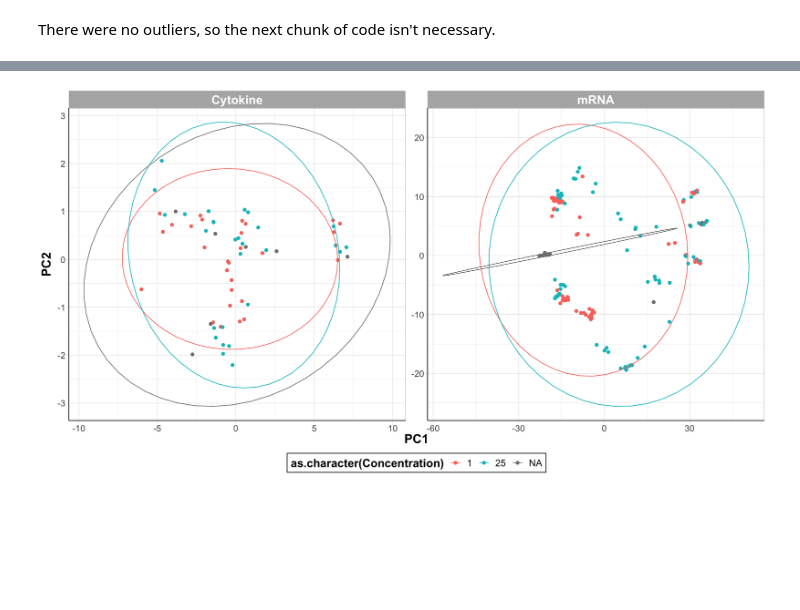
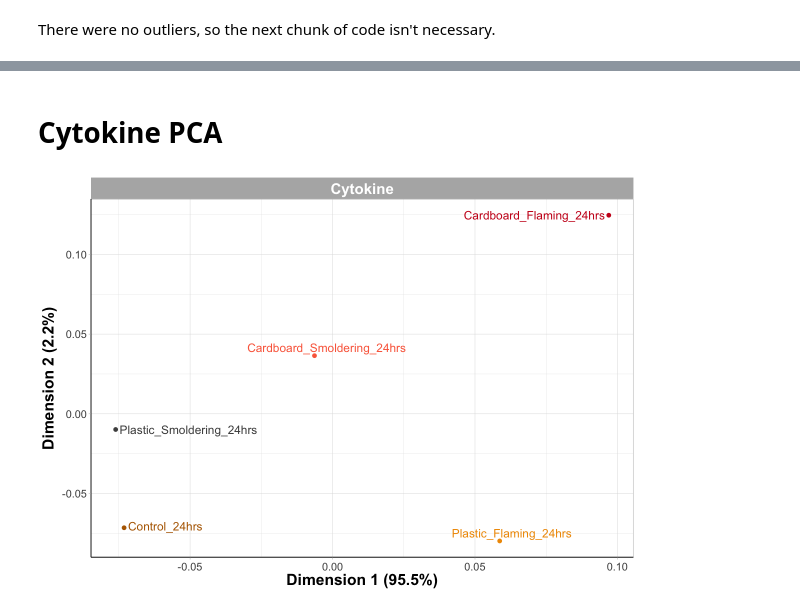
Before and after one commit to UNC-CEMALB/Burn-pit-smoke-condensate-mediated-toxicity-in-human-airway-epithelial-cells-, a Jupyter notebook: 3. Biomarker Cluster Analysis/Biomarker Cluster Analysis.ipynb, the cells around one changed output, grey strips where cells are left out. Saved outputs shown, nothing was run; the diff lists cells and outputs as text; code cells hidden in the pictures; blank space fills up the shorter version.

```diff
--- a/3. Biomarker Cluster Analysis/Biomarker Cluster Analysis.ipynb
+++ b/3. Biomarker Cluster Analysis/Biomarker Cluster Analysis.ipynb
@@ -264,21 +250,30 @@ ggplot(data = full_eigenvector_df, aes(x = PC1, y = PC2, color = Condensate)) +
-# %%
-ggplot(data = full_eigenvector_df, aes(x = PC1, y = PC2, color = as.character(Concentration))) +
-  geom_point(size = 2) +
-  stat_ellipse(level = 0.95) + # 95% confidence ellipses
-
-  facet_wrap(~Biomarker, scales = "free") +
-
-  theme_light() +
-  theme(axis.text.x = element_text(vjust = 0.5), #rotating x labels/ moving x labels slightly to the left
-        axis.line = element_line(colour="black"), #making x and y axes black
-        axis.text = element_text(size = 13), #changing size of x axis labels
-        axis.title = element_text(face = "bold", size = rel(1.7)), #changes axis titles
-        legend.title = element_text(face = 'bold', size = 17), #changes legend title
-        legend.text = element_text(size = 14), #changes legend text
-        legend.position = 'bottom',
-        legend.background = element_rect(colour = 'black', fill = 'white', linetype = 'solid'),
-        strip.text.x = element_text(size = 18, face = "bold"), #changes size of facet x axis
-        strip.text.y = element_text(size = 18, face = "bold")) #+ #changes size of facet y axis
-  #xlab('Dimension 1 (67.5%)') + ylab('Dimension 2 (9.5%)')  #changing axis labels
-# %% [output]
-[figure, removed]
+# %% [markdown]
+# Cytokine PCA
+# %%
+FigureXb = ggplot(data = full_eigenvector_df %>% filter(Biomarker == "Cytokine"),
+       aes(x = Avg_PC1, y = Avg_PC2, color = Sample_ID)) +
+  geom_point(size = 2) +
+  geom_text_repel(aes(label = Sample_ID), size = 5) +
+
+ facet_wrap(~Biomarker, scales = "free") +
+
+  theme_light() +
+  theme(axis.text.x = element_text(vjust = 0.5), #rotating x labels/ moving x labels slightly to the left
+        axis.line = element_line(colour="black"), #making x and y axes black
+        axis.text = element_text(size = 13), #changing size of x axis labels
+        axis.title = element_text(face = "bold", size = rel(1.7)), #changes axis titles
+        legend.position = 'none',
+        strip.text.x = element_text(size = 18, face = "bold"), #changes size of facet x axis
+        strip.text.y = element_text(size = 18, face = "bold")) + #changes size of facet y axis
+  labs(x = 'Dimension 1 (76.5%)', y = 'Dimension 2 (9.9%)') + #changing axis labels
+  xlab('Dimension 1 (95.5%)') + ylab('Dimension 2 (2.2%)') + #changing axis labels
+
+scale_color_manual(values = c('#cb181d','#fb6a4a', # cardboard flaming
+                             "#b56800", "#f09900", # cardboard smoldering
+                             "#4d4d4d", "#808080", # controls
+                              '#0000c1','#7f52ff', # cardboard flaming
+                             "#005200", "#3aa22b")) # cardboard smoldering
+
+FigureXb
+# %% [output]
+[figure, added]
```
Also changed, not shown: parts of 13 cells of this notebook.
